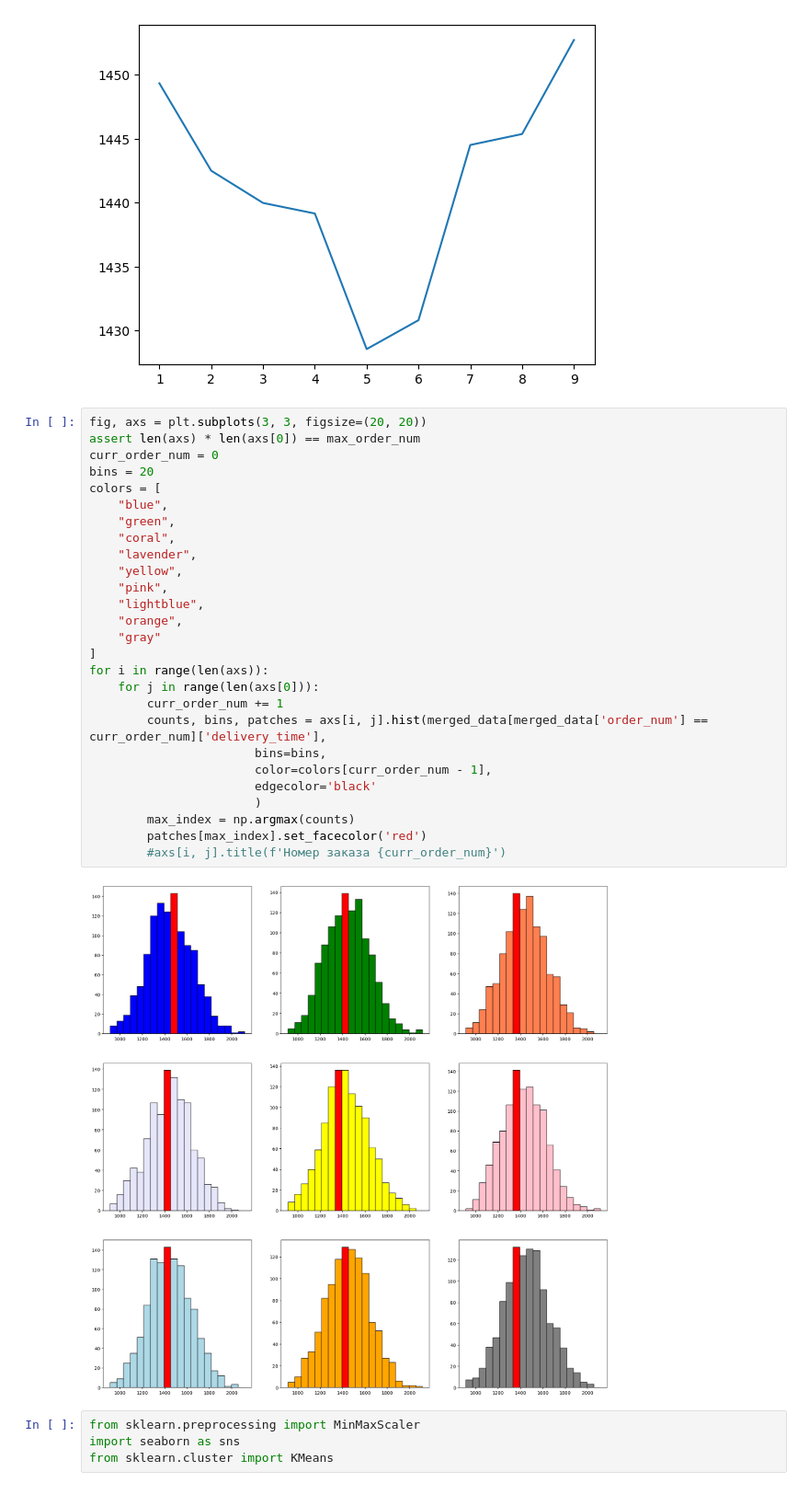
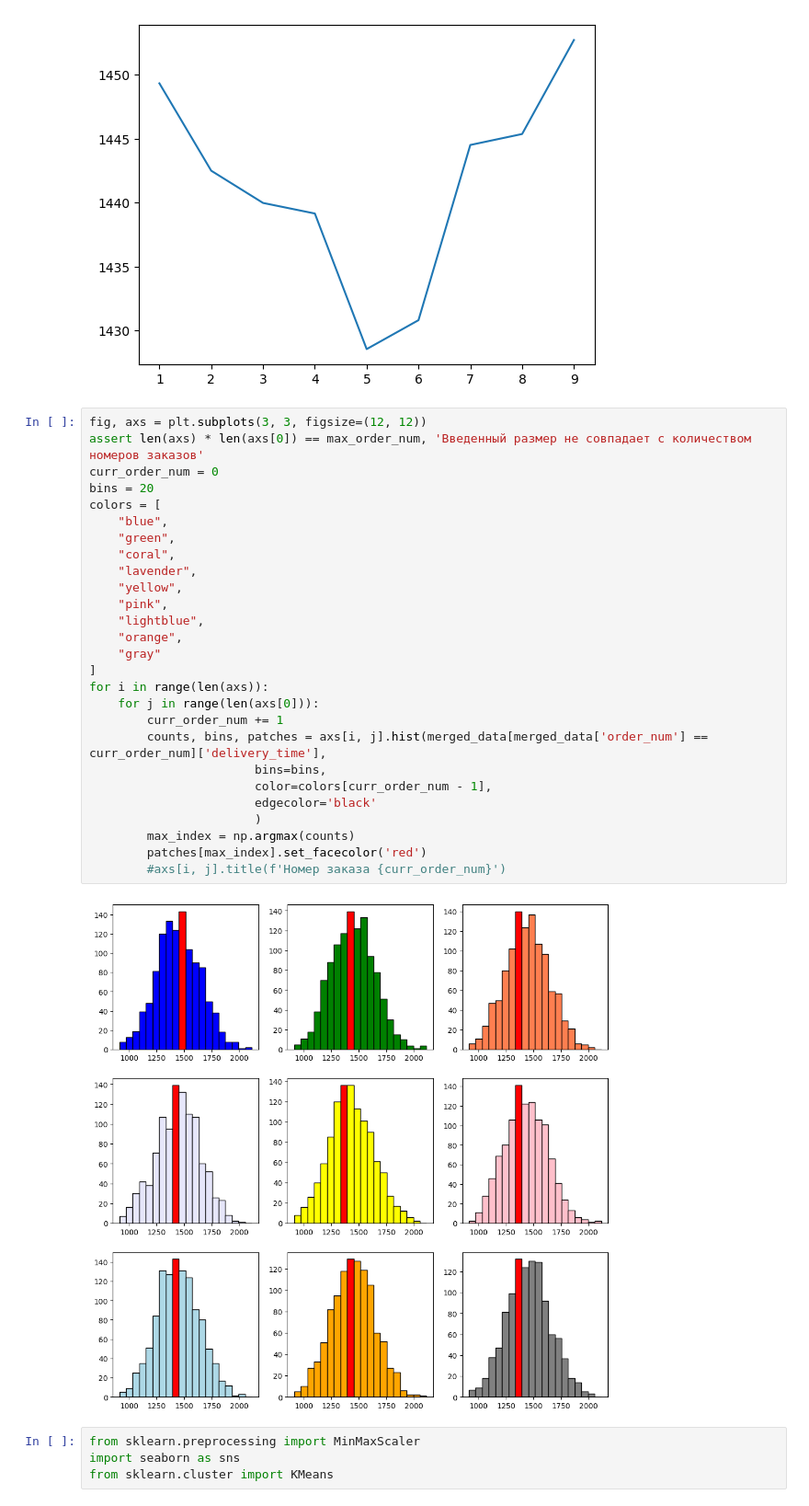
Before and after one commit to hizik999/bdst_laba_1, a Jupyter notebook: task_2/main.ipynb, the cells around one changed output. Shown at 92% size. Saved outputs shown, nothing was run; the diff lists cells and outputs as text.

```diff
--- a/task_2/main.ipynb
+++ b/task_2/main.ipynb
@@ -144,34 +143,34 @@ plt.plot(merged_data.groupby('order_num')['delivery_time'].mean())
 [<matplotlib.lines.Line2D at 0x...>]
 [figure]
 # %%
-fig, axs = plt.subplots(3, 3, figsize=(20, 20))
-assert len(axs) * len(axs[0]) == max_order_num
+fig, axs = plt.subplots(3, 3, figsize=(12, 12))
+assert len(axs) * len(axs[0]) == max_order_num, 'Введенный размер не совпадает с количеством номеров заказов'
 curr_order_num = 0
 bins = 20
 colors = [
     "blue",
     "green",
     "coral",
     "lavender",
     "yellow",
     "pink",
     "lightblue",
     "orange",
     "gray"
 ]
 for i in range(len(axs)):
     for j in range(len(axs[0])):
         curr_order_num += 1
         counts, bins, patches = axs[i, j].hist(merged_data[merged_data['order_num'] == curr_order_num]['delivery_time'],
                        bins=bins,
                        color=colors[curr_order_num - 1],
                        edgecolor='black'
                        )
         max_index = np.argmax(counts)
         patches[max_index].set_facecolor('red')
         #axs[i, j].title(f'Номер заказа {curr_order_num}')
 # %% [output]
-[figure, old version]
+[figure, new version]
 # %%
 from sklearn.preprocessing import MinMaxScaler
 import seaborn as sns
```
Also changed, not shown: parts of 1 cell of this notebook, 1 other file.
